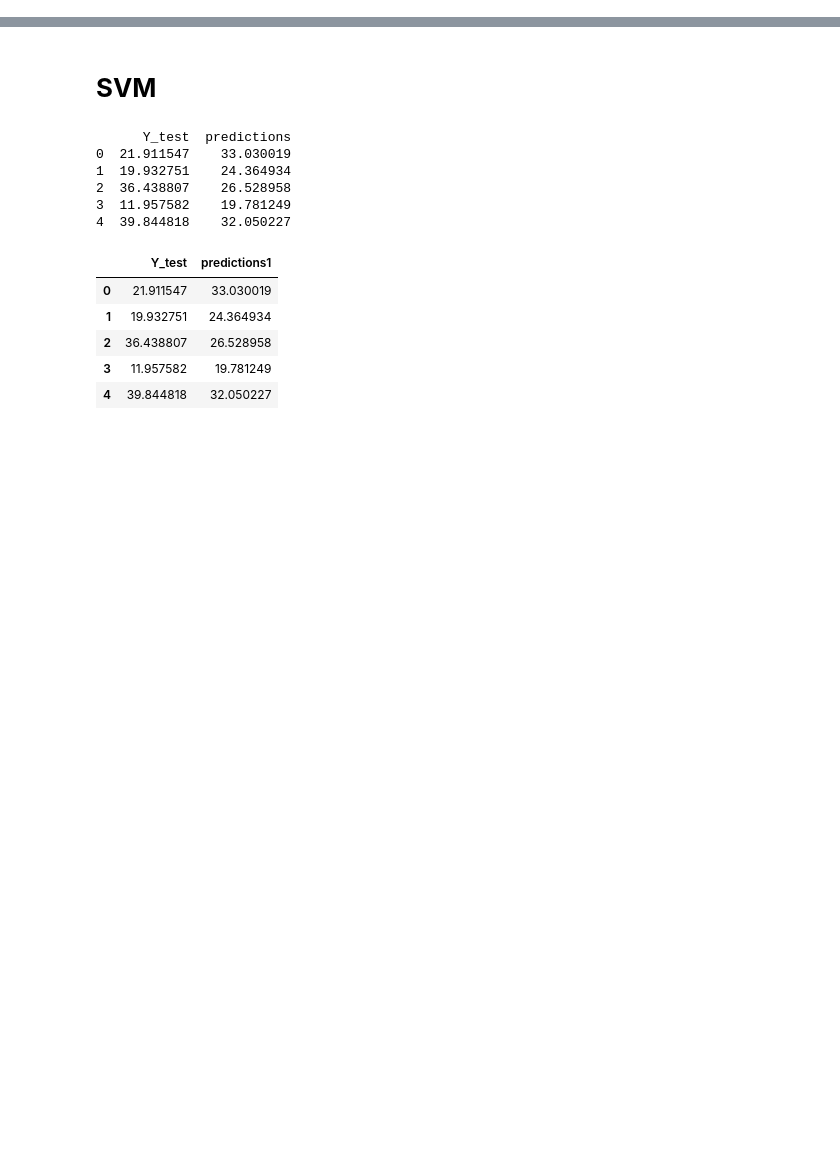
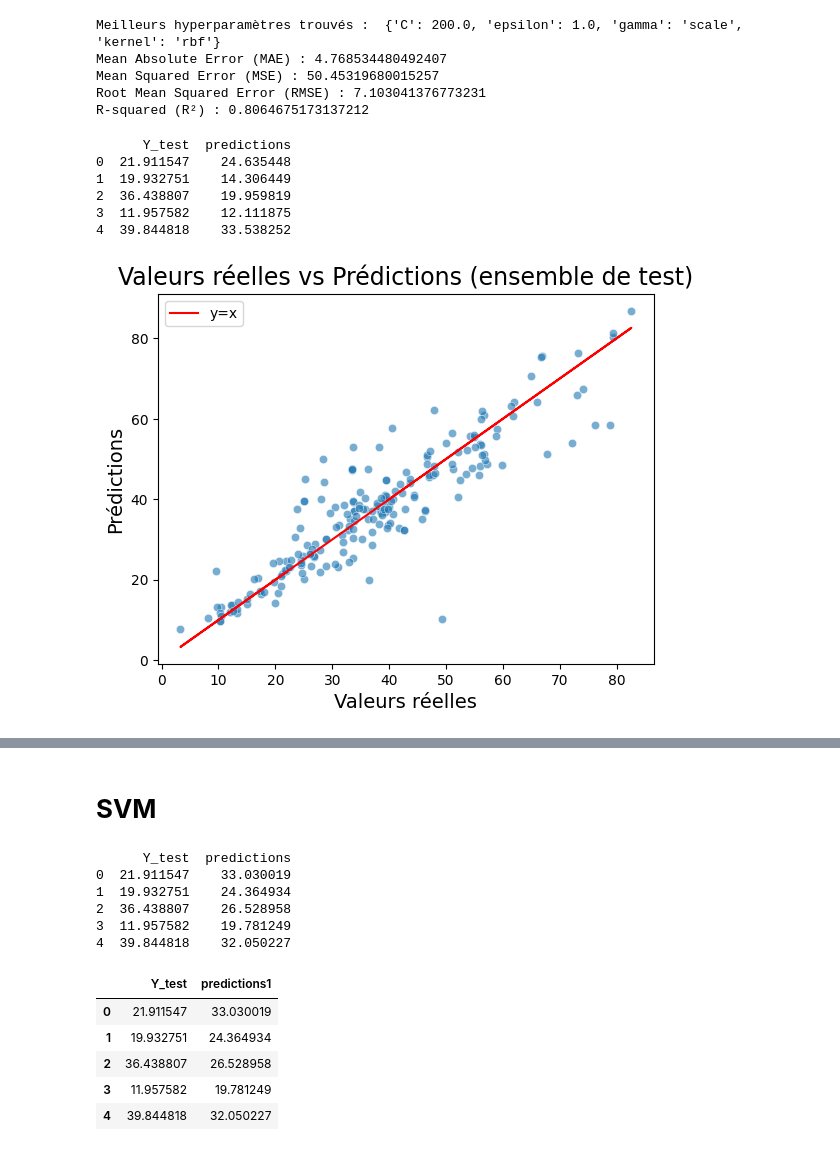
Before and after one commit to younesA99/svm, a Jupyter notebook: SVM.ipynb, the cells around one changed output, grey strips where cells are left out. Cells and saved outputs as stored; diff of their text form; code cells hidden in the pictures; blank space fills up the shorter version.

```diff
--- a/SVM.ipynb
+++ b/SVM.ipynb
@@ -28,3 +28,79 @@ MinMaxScaler(copy=(), feature_range=(0,1))
 # Apply transform to both the training set and the test set.
 X_train_transformed = scaler.transform(X_train)
 X_test_transoformed = scaler.transform(X_test)
+# %%
+from sklearn.model_selection import GridSearchCV
+from sklearn.svm import SVR
+import numpy as np
+from sklearn.metrics import mean_absolute_error, mean_squared_error, r2_score
+
+# Définition des hyperparamètres à tester avec des valeurs continues
+param_grid = {
+    'C': np.linspace(0.1, 200, 50),  # Valeurs continues de C de 0.1 à 100
+    'kernel': ['rbf'],
+    'epsilon': np.linspace(0.1, 1.0, 50),  # Valeurs continues d'Epsilon de 0.1 à 1.0
+    'gamma': ['scale', 'auto'],
+    #'degree': np.linspace(2, 10, 50),
+    #'coef0': np.linspace(0.0, 10, 50)
+}
+
+# Initialisation de la recherche par grille
+grid_search = GridSearchCV(SVR(), param_grid, cv=5)
+
+# Exécution de la recherche par grille sur les données d'entraînement
+grid_search.fit(X_train_transformed, Y_train)
+
+# Affichage des meilleurs hyperparamètres trouvés
+print("Meilleurs hyperparamètres trouvés : ", grid_search.best_params_)
+
+# Utilisation du modèle avec les meilleurs paramètres sur les données de test
+best_svm = grid_search.best_estimator_
+predictions_optimise = best_svm.predict(X_test_transoformed)
+
+# Calcul des métriques d'évaluation
+mae = mean_absolute_error(Y_test, predictions_optimise)
+mse = mean_squared_error(Y_test, predictions_optimise)
+rmse = np.sqrt(mse)
+r2 = r2_score(Y_test, predictions_optimise)
+
+print("Mean Absolute Error (MAE) :", mae)
+print("Mean Squared Error (MSE) :", mse)
+print("Root Mean Squared Error (RMSE) :", rmse)
+print("R-squared (R²) :", r2)
+# %% [output]
+Meilleurs hyperparamètres trouvés :  {'C': 200.0, 'epsilon': 1.0, 'gamma': 'scale', 'kernel': 'rbf'}
+Mean Absolute Error (MAE) : 4.768534480492407
+Mean Squared Error (MSE) : 50.45319680015257
+Root Mean Squared Error (RMSE) : 7.103041376773231
+R-squared (R²) : 0.8064675173137212
+# %%
+# Création d'un DataFrame avec les colonnes ID, Y_test et predictions
+results_df = pd.DataFrame({'Y_test': Y_test.values, 'predictions': predictions_optimise})
+
+# Affichage des cinq premières lignes du DataFrame
+print(results_df.head())
+# %% [output]
+      Y_test  predictions
+0  21.911547    24.635448
+1  19.932751    14.306449
+2  36.438807    19.959819
+3  11.957582    12.111875
+4  39.844818    33.538252
+# %%
+import matplotlib.pyplot as plt
+import seaborn as sns
+
+# Création du nuage de points
+
+sns.scatterplot( x=Y_test, y=predictions_optimise, alpha=0.6)
+
+# Tracé de la droite y = x pour comparer
+plt.plot(results_df['Y_test'], results_df['Y_test'], color='red', label='y=x')
+
+plt.xlabel('Valeurs réelles', fontsize=14)
+plt.ylabel('Prédictions', fontsize=14)
+plt.title('Valeurs réelles vs Prédictions (ensemble de test)', fontsize=17)
+plt.legend()
+plt.show()
+# %% [output]
+[figure, added]
```
Also changed, not shown: parts of 9 cells of this notebook.
